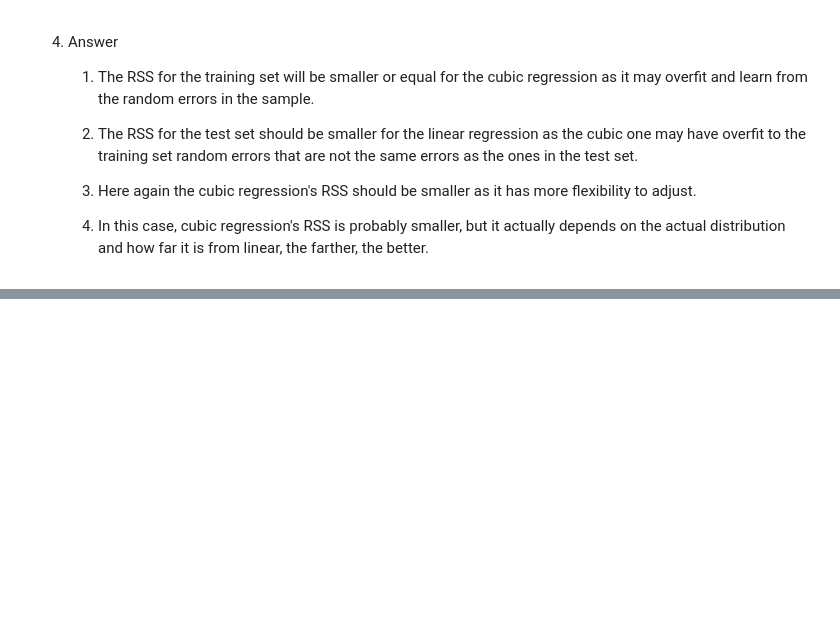
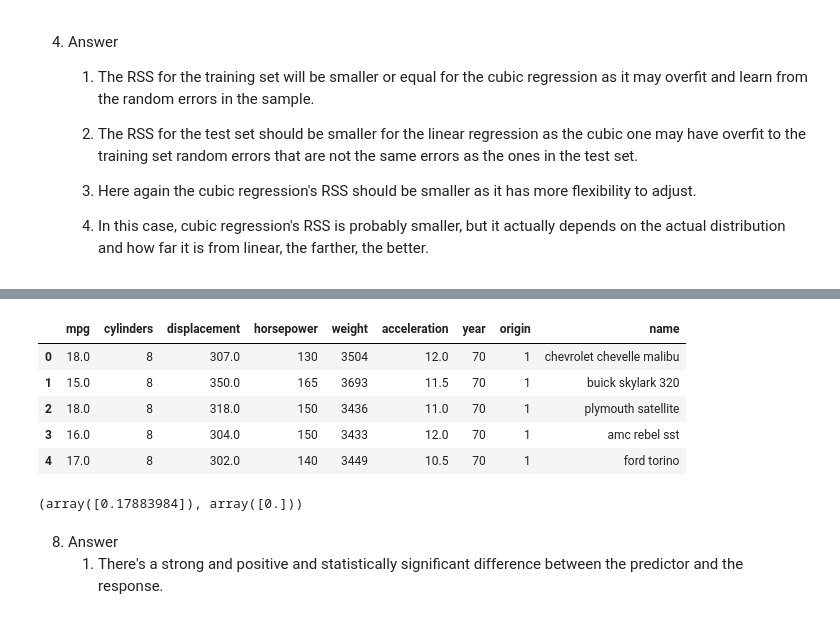
Before and after one commit to seppo0010/islr-answers, a Jupyter notebook: ISLR-answers.ipynb, the cells around one changed output, grey strips where cells are left out. Cells and saved outputs as stored; diff of their text form; code cells hidden in the pictures; blank space fills up the shorter version.

```diff
--- a/ISLR-answers.ipynb
+++ b/ISLR-answers.ipynb
@@ -268,0 +332,71 @@ not enough information to tell? Justify your answer.
+# %%
+df = pd.read_csv('Auto.csv')
+df.head()
+# %% [output]
+|  | mpg | cylinders | displacement | horsepower | weight | acceleration | year | origin | name |
+| 0 | 18.0 | 8 | 307.0 | 130 | 3504 | 12.0 | 70 | 1 | chevrolet chevelle malibu |
+| 1 | 15.0 | 8 | 350.0 | 165 | 3693 | 11.5 | 70 | 1 | buick skylark 320 |
+| 2 | 18.0 | 8 | 318.0 | 150 | 3436 | 11.0 | 70 | 1 | plymouth satellite |
+| 3 | 16.0 | 8 | 304.0 | 150 | 3433 | 12.0 | 70 | 1 | amc rebel sst |
+| 4 | 17.0 | 8 | 302.0 | 140 | 3449 | 10.5 | 70 | 1 | ford torino |
+# %%
+from sklearn import linear_model
+
+# from https://stackoverflow.com/a/27975633/551548
+class LinearRegression(linear_model.LinearRegression):
+
+    # Adding in t-statistics for the coefficients.
+    def fit(self,x,y):
+        # This takes in numpy arrays (not matrices). Also assumes you are leaving out the column
+        # of constants.
+
+        # Not totally sure what 'super' does here and why you redefine self...
+        self = super(LinearRegression, self).fit(x,y)
+        n, k = x.shape
+        yHat = np.matrix(self.predict(x)).T
+
+        # Change X and Y into numpy matricies. x also has a column of ones added to it.
+        x = np.hstack((np.ones((n,1)),np.matrix(x)))
+        y = np.matrix(y).T
+
+        # Degrees of freedom.
+        df = float(n-k-1)
+
+        # Sample variance.
+        sse = np.sum(np.square(yHat - y),axis=0)
+        self.sampleVariance = sse/df
+
+        # Sample variance for x.
+        self.sampleVarianceX = x.T*x
+
+        import scipy as sc
+        # Covariance Matrix = [(s^2)(X'X)^-1]^0.5. (sqrtm = matrix square root.  ugly)
+        self.covarianceMatrix = sc.linalg.sqrtm(self.sampleVariance[0,0]*self.sampleVarianceX.I)
+
+        # Standard erros for the difference coefficients: the diagonal elements of the covariance matrix.
+        self.se = self.covarianceMatrix.diagonal()[1:]
+
+        # T statistic for each beta.
+        self.betasTStat = np.zeros(len(self.se))
+        for i in range(len(self.se)):
+            self.betasTStat[i] = self.coef_[i]/self.se[i]
+
+        # P-value for each beta. This is a two sided t-test, since the betas can be
+        # positive or negative.
+        self.betasPValue = 1 - sc.stats.t.cdf(abs(self.betasTStat),df)
+        return self
+
+lr = LinearRegression(fit_intercept=False)
+
+lr_df = df[['horsepower', 'mpg']]
+lr_df = lr_df[pd.to_numeric(lr_df['horsepower'], errors='coerce').notnull()]
+lr_df = lr_df[pd.to_numeric(lr_df['mpg'], errors='coerce').notnull()]
+lr_df['mpg'] = pd.to_numeric(lr_df['mpg'])
+lr_df['horsepower'] = pd.to_numeric(lr_df['horsepower'])
+lr.fit(lr_df[['horsepower']], lr_df['mpg'])
+lr.coef_, lr.betasPValue
+# %% [output]
+(array([0.17883984]), array([0.]))
+# %% [markdown]
+8. Answer
+   1. There's a strong and positive and statistically significant difference between the predictor and the response.
```
Also changed, not shown: parts of 5 cells of this notebook.
